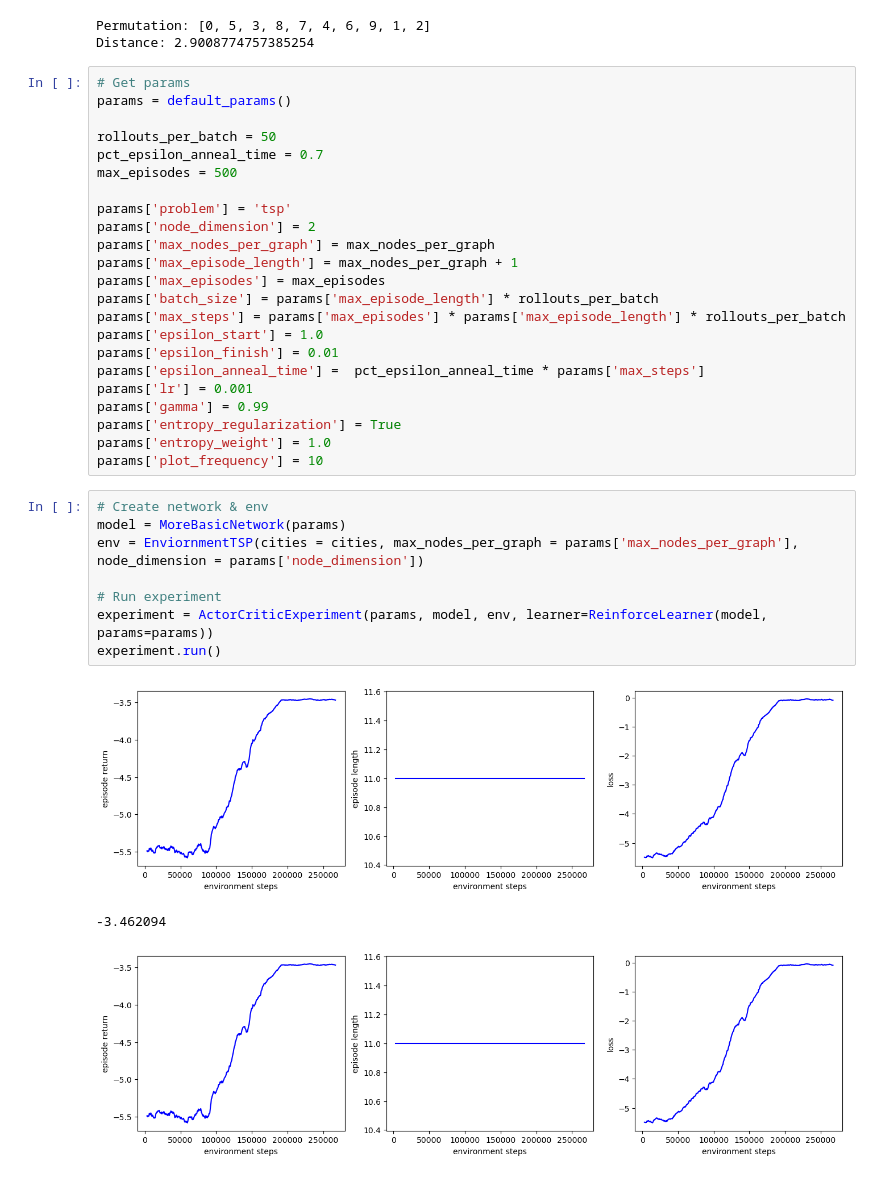
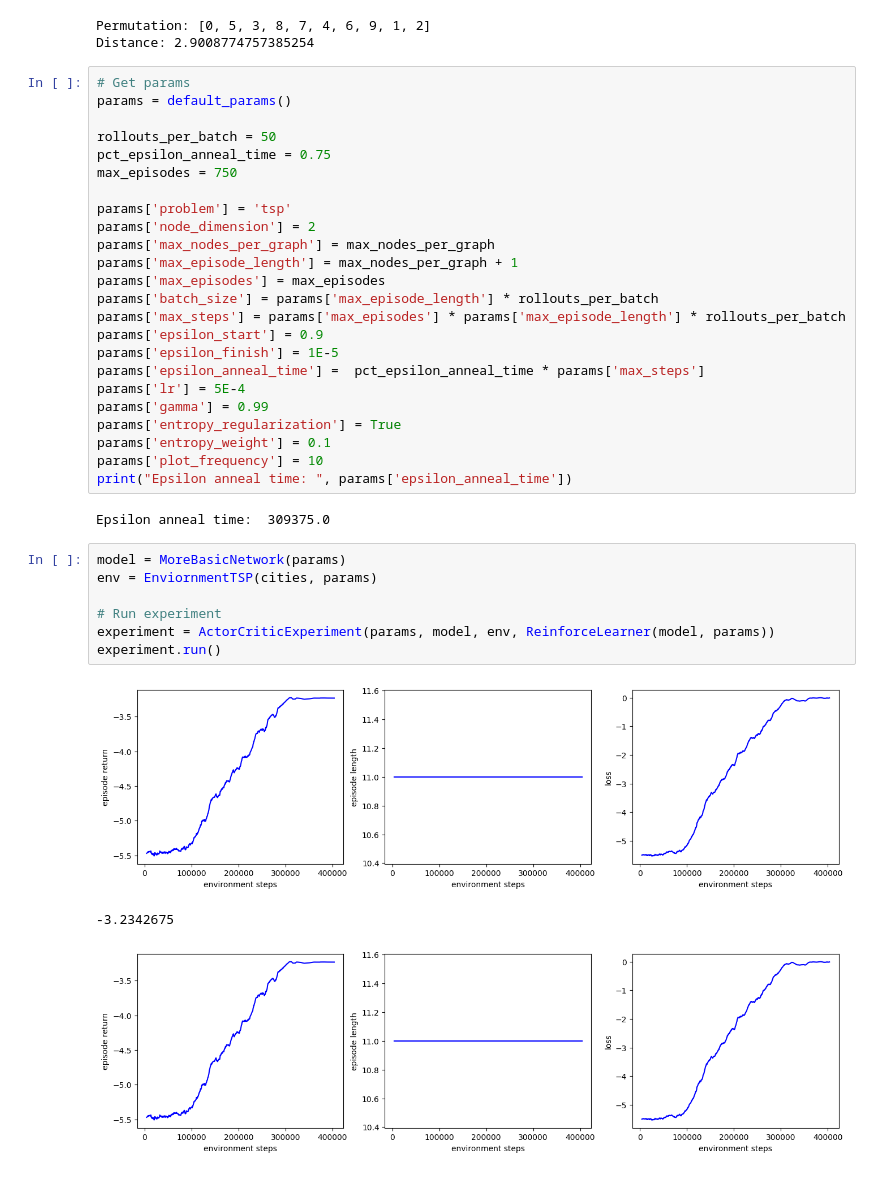
Before and after one commit to tomasosarte/TFG, a Jupyter notebook: code/test_experiment.ipynb, the cells around one changed output. Cells and saved outputs as stored; diff of their text form.

```diff
--- a/code/test_experiment.ipynb
+++ b/code/test_experiment.ipynb
@@ -42,8 +42,8 @@ Distance: 2.9008774757385254
 params = default_params()
 
 rollouts_per_batch = 50
-pct_epsilon_anneal_time = 0.7
-max_episodes = 500
+pct_epsilon_anneal_time = 0.75
+max_episodes = 750
 
 params['problem'] = 'tsp'
 params['node_dimension'] = 2
@@ -52,26 +52,28 @@ params['max_episode_length'] = max_nodes_per_graph + 1
 params['max_episodes'] = max_episodes
 params['batch_size'] = params['max_episode_length'] * rollouts_per_batch
 params['max_steps'] = params['max_episodes'] * params['max_episode_length'] * rollouts_per_batch
-params['epsilon_start'] = 1.0
-params['epsilon_finish'] = 0.01
+params['epsilon_start'] = 0.9
+params['epsilon_finish'] = 1E-5
 params['epsilon_anneal_time'] =  pct_epsilon_anneal_time * params['max_steps']
-params['lr'] = 0.001
+params['lr'] = 5E-4
 params['gamma'] = 0.99
 params['entropy_regularization'] = True
-params['entropy_weight'] = 1.0
+params['entropy_weight'] = 0.1
 params['plot_frequency'] = 10
+print("Epsilon anneal time: ", params['epsilon_anneal_time'])
+# %% [output]
+Epsilon anneal time:  309375.0
 # %%
-# Create network & env
 model = MoreBasicNetwork(params)
-env = EnviornmentTSP(cities = cities, max_nodes_per_graph = params['max_nodes_per_graph'], node_dimension = params['node_dimension'])
+env = EnviornmentTSP(cities, params)
 
 # Run experiment
-experiment = ActorCriticExperiment(params, model, env, learner=ReinforceLearner(model, params=params))
+experiment = ActorCriticExperiment(params, model, env, ReinforceLearner(model, params))
 experiment.run()
 # %% [output]
-[figure, old version]
+[figure, new version]
--3.462094
+-3.2342675
-[figure, old version]
+[figure, new version]
 # %%
 experiment.plot_rollout()
 # %% [output]
```
Also changed, not shown: parts of 18 cells of this notebook, 9 other files.
